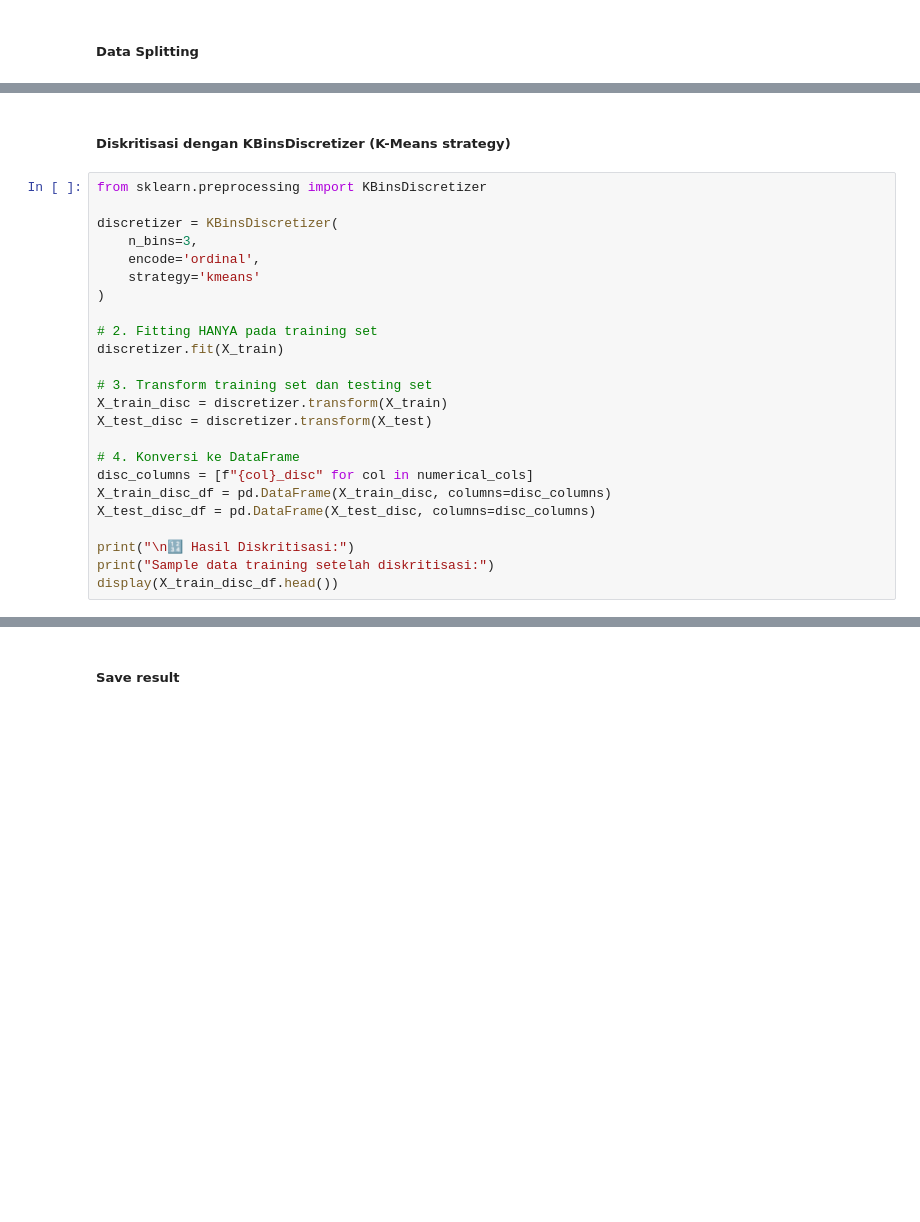
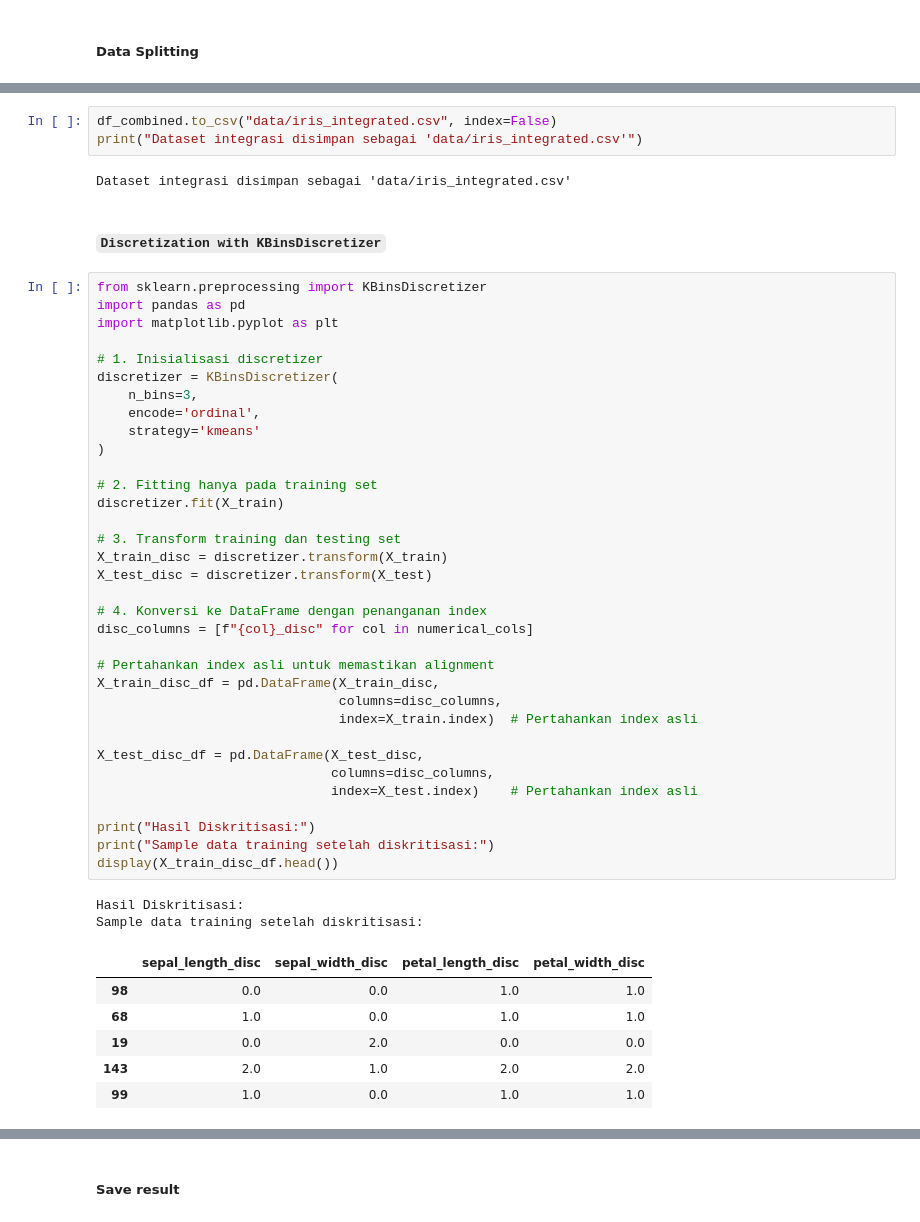
Before and after one commit to rhindottire/Data-Mining, a Jupyter notebook: pendata/Tugas8.ipynb, the cells around one changed output, grey strips where cells are left out. Drawn from its saved outputs; the diff is of its cells as text; blank space fills up the shorter version.

```diff
--- a/pendata/Tugas8.ipynb
+++ b/pendata/Tugas8.ipynb
@@ -617,27 +884,51 @@ print(f"- Distribusi kelas training:\n{y_train.value_counts(normalize=True)}")
+# %%
+df_combined.to_csv("data/iris_integrated.csv", index=False)
+print("Dataset integrasi disimpan sebagai 'data/iris_integrated.csv'")
+# %% [output]
+Dataset integrasi disimpan sebagai 'data/iris_integrated.csv'
 # %% [markdown]
-##### Diskritisasi dengan KBinsDiscretizer (K-Means strategy)
+##### `Discretization with KBinsDiscretizer`
 # %%
 from sklearn.preprocessing import KBinsDiscretizer
+import pandas as pd
+import matplotlib.pyplot as plt
 
+# 1. Inisialisasi discretizer
 discretizer = KBinsDiscretizer(
     n_bins=3,
     encode='ordinal',
     strategy='kmeans'
 )
 
-# 2. Fitting HANYA pada training set
+# 2. Fitting hanya pada training set
 discretizer.fit(X_train)
 
-# 3. Transform training set dan testing set
+# 3. Transform training dan testing set
 X_train_disc = discretizer.transform(X_train)
 X_test_disc = discretizer.transform(X_test)
 
-# 4. Konversi ke DataFrame
+# 4. Konversi ke DataFrame dengan penanganan index
 disc_columns = [f"{col}_disc" for col in numerical_cols]
-X_train_disc_df = pd.DataFrame(X_train_disc, columns=disc_columns)
-X_test_disc_df = pd.DataFrame(X_test_disc, columns=disc_columns)
 
-print("\n🔢 Hasil Diskritisasi:")
+# Pertahankan index asli untuk memastikan alignment
+X_train_disc_df = pd.DataFrame(X_train_disc,
+                               columns=disc_columns,
+                               index=X_train.index)  # Pertahankan index asli
+
+X_test_disc_df = pd.DataFrame(X_test_disc,
+                              columns=disc_columns,
+                              index=X_test.index)    # Pertahankan index asli
+
+print("Hasil Diskritisasi:")
 print("Sample data training setelah diskritisasi:")
 display(X_train_disc_df.head())
+# %% [output]
+Hasil Diskritisasi:
+Sample data training setelah diskritisasi:
+|  | sepal_length_disc | sepal_width_disc | petal_length_disc | petal_width_disc |
+| 98 | 0.0 | 0.0 | 1.0 | 1.0 |
+| 68 | 1.0 | 0.0 | 1.0 | 1.0 |
+| 19 | 0.0 | 2.0 | 0.0 | 0.0 |
+| 143 | 2.0 | 1.0 | 2.0 | 2.0 |
+| 99 | 1.0 | 0.0 | 1.0 | 1.0 |
 # %% [markdown]
```
Also changed, not shown: parts of 53 cells of this notebook, 10 other files.
